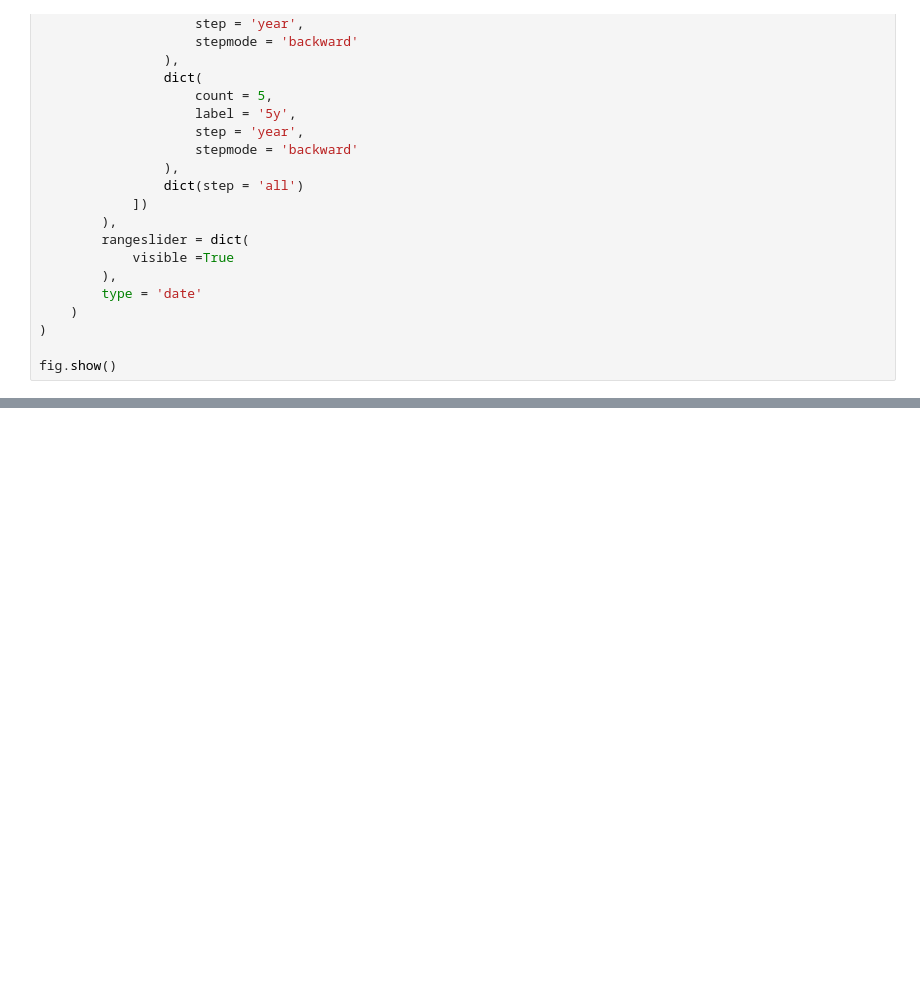
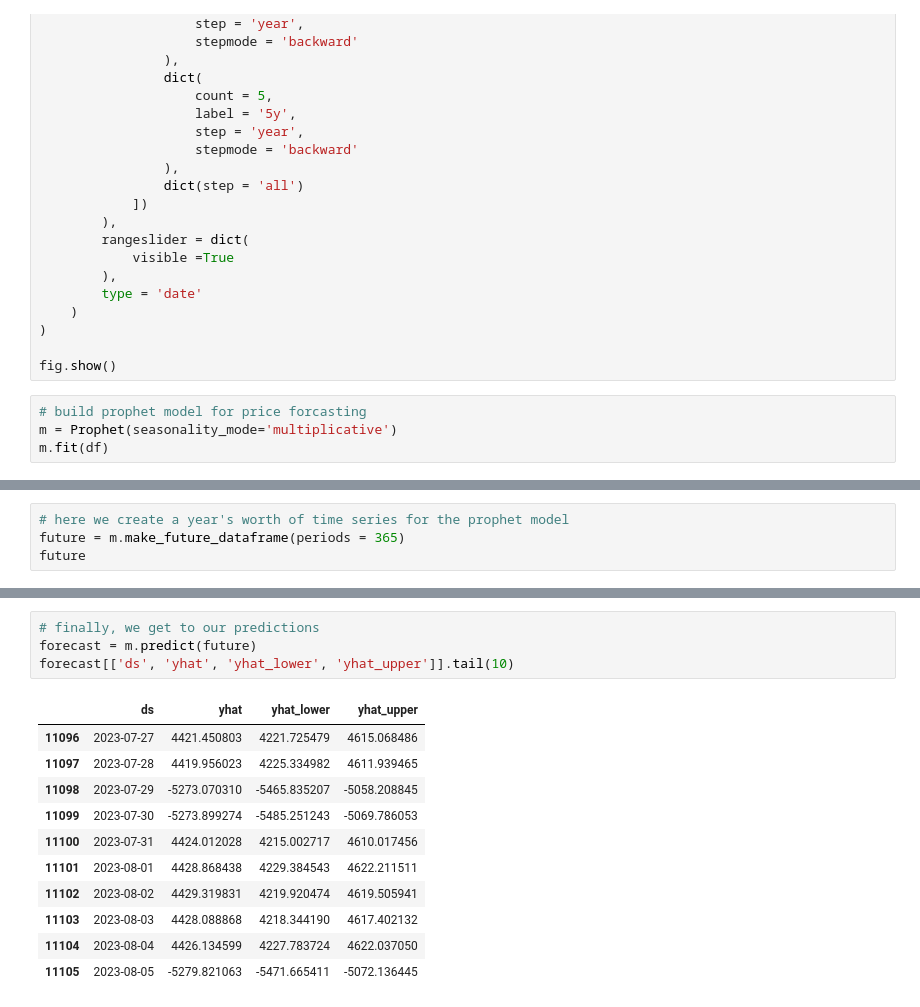
Before and after one commit to rishkosna/prophet_vs_monte, a Jupyter notebook: prophet_predictor.ipynb, the cells around one changed output, grey strips where cells are left out. Saved outputs shown, nothing was run; the diff lists cells and outputs as text; blank space fills up the shorter version.

```diff
--- a/prophet_predictor.ipynb
+++ b/prophet_predictor.ipynb
@@ -147,3 +147,7 @@ fig.update_layout(
 )
 
 fig.show()
+# %%
+# build prophet model for price forcasting
+m = Prophet(seasonality_mode='multiplicative')
+m.fit(df)
@@ -149,0 +159,4 @@ fig.show()
+# %%
+# here we create a year's worth of time series for the prophet model
+future = m.make_future_dataframe(periods = 365)
+future
@@ -149,0 +177,16 @@ fig.show()
+# %%
+# finally, we get to our predictions
+forecast = m.predict(future)
+forecast[['ds', 'yhat', 'yhat_lower', 'yhat_upper']].tail(10)
+# %% [output]
+|  | ds | yhat | yhat_lower | yhat_upper |
+| 11096 | 2023-07-27 | 4421.450803 | 4221.725479 | 4615.068486 |
+| 11097 | 2023-07-28 | 4419.956023 | 4225.334982 | 4611.939465 |
+| 11098 | 2023-07-29 | -5273.070310 | -5465.835207 | -5058.208845 |
+| 11099 | 2023-07-30 | -5273.899274 | -5485.251243 | -5069.786053 |
+| 11100 | 2023-07-31 | 4424.012028 | 4215.002717 | 4610.017456 |
+| 11101 | 2023-08-01 | 4428.868438 | 4229.384543 | 4622.211511 |
+| 11102 | 2023-08-02 | 4429.319831 | 4219.920474 | 4619.505941 |
+| 11103 | 2023-08-03 | 4428.088868 | 4218.344190 | 4617.402132 |
+| 11104 | 2023-08-04 | 4426.134599 | 4227.783724 | 4622.037050 |
+| 11105 | 2023-08-05 | -5279.821063 | -5471.665411 | -5072.136445 |
```
Also changed, not shown: parts of 7 cells of this notebook.
